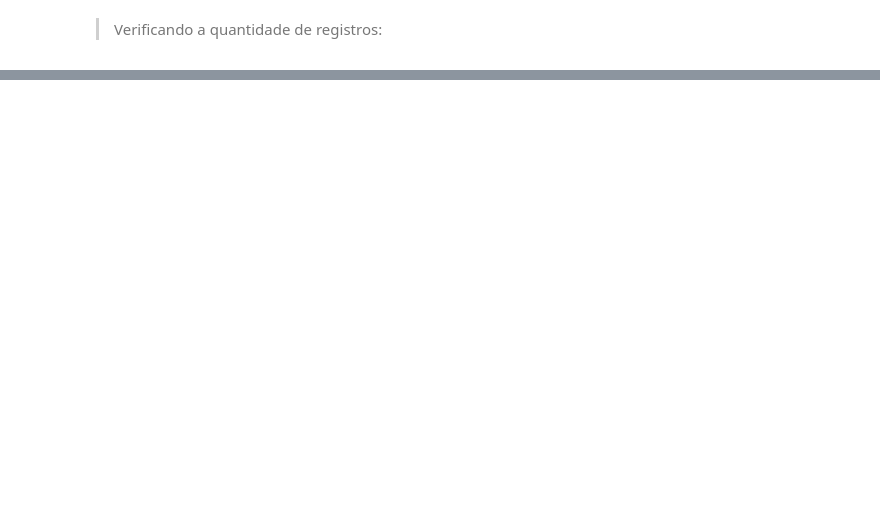
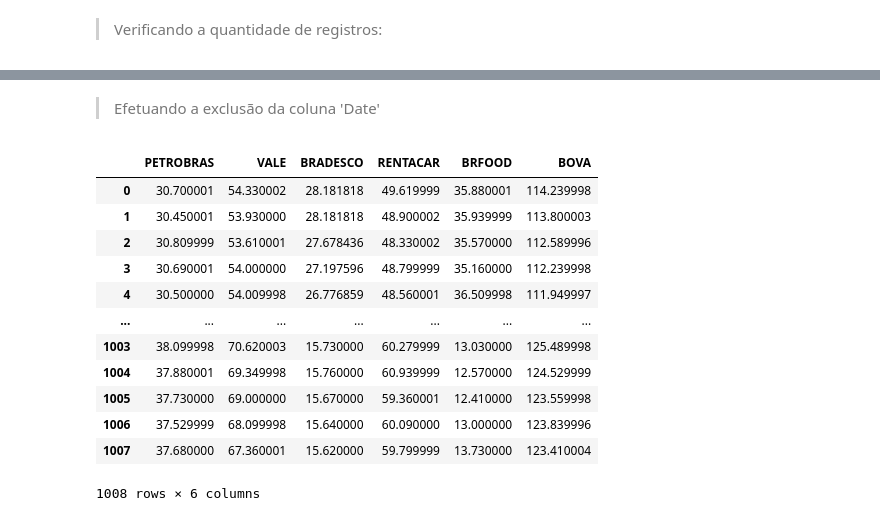
Before and after one commit to CGVARGAS/risco_portfolio_acoes, a Jupyter notebook: risco_portfolio_acoes.ipynb, the cells around one changed output, grey strips where cells are left out. Saved outputs shown, nothing was run; the diff lists cells and outputs as text; code cells hidden in the pictures; blank space fills up the shorter version.

```diff
--- a/risco_portfolio_acoes.ipynb
+++ b/risco_portfolio_acoes.ipynb
@@ -107,0 +109,19 @@ dataset2024.shape
+# %% [markdown]
+> Efetuando a exclusão da coluna 'Date'
+# %%
+dataset2024.drop(labels=['Date'], axis=1, inplace=True)
+dataset2024
+# %% [output]
+|  | PETROBRAS | VALE | BRADESCO | RENTACAR | BRFOOD | BOVA |
+| 0 | 30.700001 | 54.330002 | 28.181818 | 49.619999 | 35.880001 | 114.239998 |
+| 1 | 30.450001 | 53.930000 | 28.181818 | 48.900002 | 35.939999 | 113.800003 |
+| 2 | 30.809999 | 53.610001 | 27.678436 | 48.330002 | 35.570000 | 112.589996 |
+| 3 | 30.690001 | 54.000000 | 27.197596 | 48.799999 | 35.160000 | 112.239998 |
+| 4 | 30.500000 | 54.009998 | 26.776859 | 48.560001 | 36.509998 | 111.949997 |
+| ... | ... | ... | ... | ... | ... | ... |
+| 1003 | 38.099998 | 70.620003 | 15.730000 | 60.279999 | 13.030000 | 125.489998 |
+| 1004 | 37.880001 | 69.349998 | 15.760000 | 60.939999 | 12.570000 | 124.529999 |
+| 1005 | 37.730000 | 69.000000 | 15.670000 | 59.360001 | 12.410000 | 123.559998 |
+| 1006 | 37.529999 | 68.099998 | 15.640000 | 60.090000 | 13.000000 | 123.839996 |
+| 1007 | 37.680000 | 67.360001 | 15.620000 | 59.799999 | 13.730000 | 123.410004 |
+1008 rows × 6 columns
```
Also changed, not shown: parts of 25 cells of this notebook, 1 other file.
